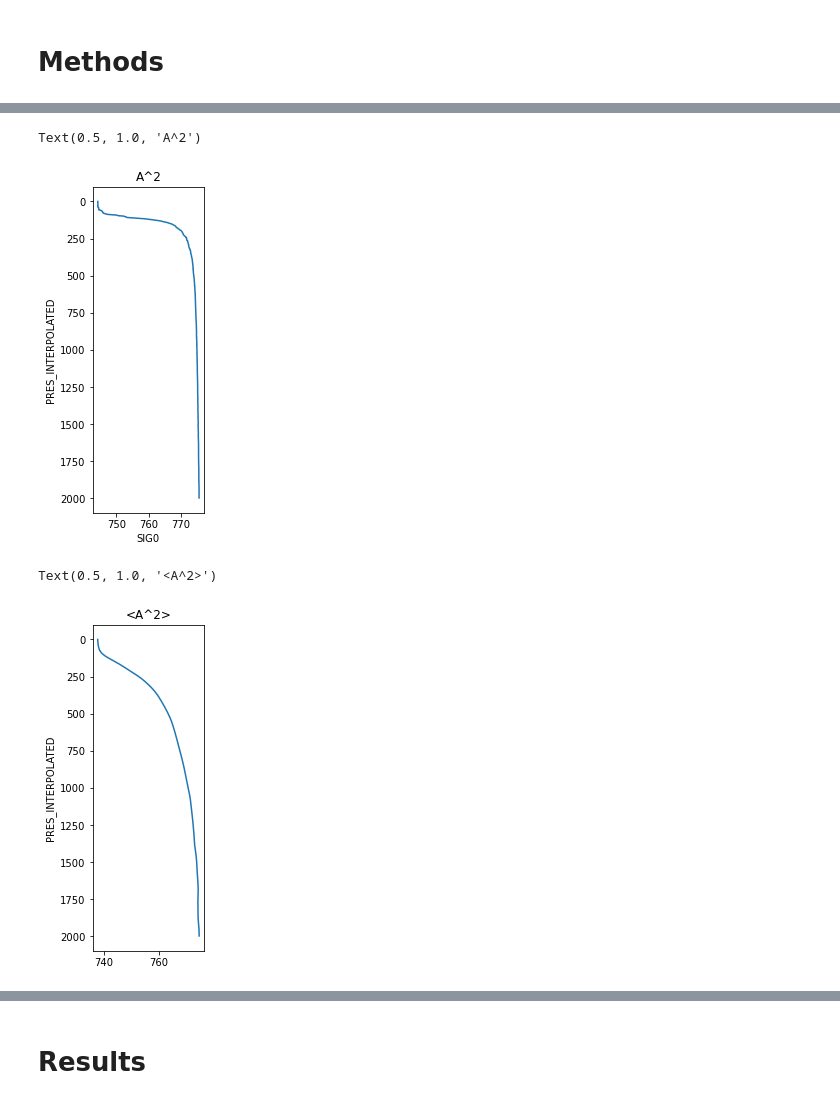
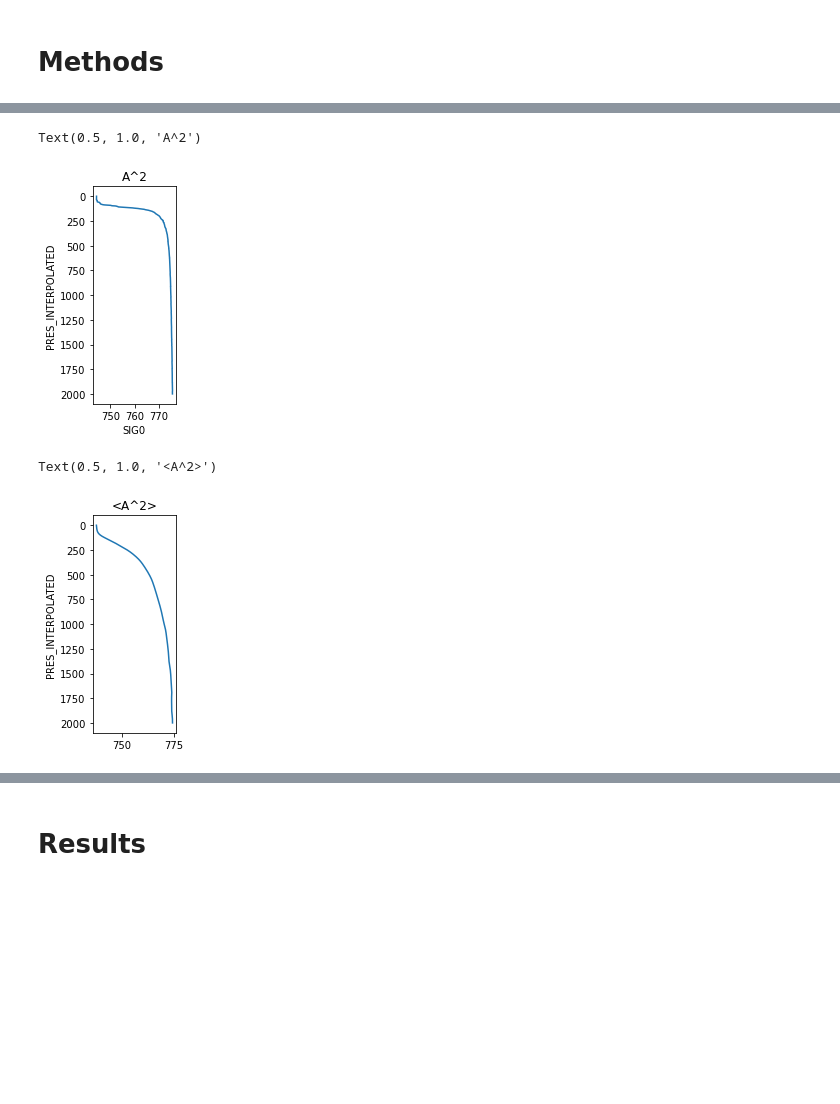
Before and after one commit to ocean-transport/argo-intern, a Jupyter notebook: CCS_poster.ipynb, the cells around one changed output, grey strips where cells are left out. Cells and saved outputs as stored; diff of their text form; code cells hidden in the pictures; blank space fills up the shorter version.

```diff
--- a/CCS_poster.ipynb
+++ b/CCS_poster.ipynb
@@ -82,17 +82,17 @@ Text(0.5, 1.0, 'A')
 # %%
-plt.figure(figsize=(2,6))
+plt.figure(figsize=(1.5,4))
 A2.plot(y='PRES_INTERPOLATED')
 plt.gca().invert_yaxis()
 plt.title('A^2')
 # %% [output]
 Text(0.5, 1.0, 'A^2')
-[figure, old version]
+[figure, new version]
 # %%
-plt.figure(figsize=(2,6))
+plt.figure(figsize=(1.5,4))
 A2l.plot(y='PRES_INTERPOLATED')
 plt.gca().invert_yaxis()
 plt.title('<A^2>')
 # %% [output]
 Text(0.5, 1.0, '<A^2>')
-[figure, old version]
+[figure, new version]
 # %%
```
Also changed, not shown: parts of 8 cells of this notebook.
